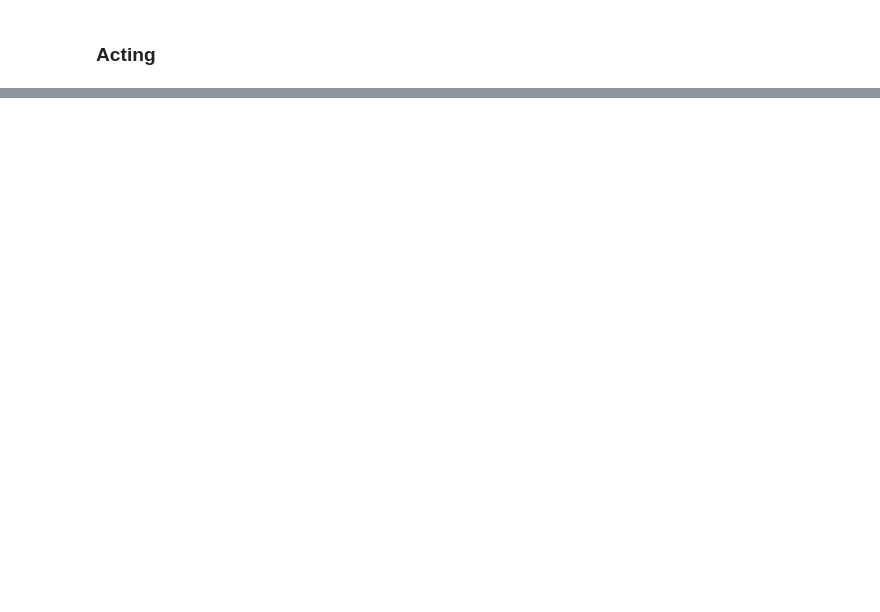
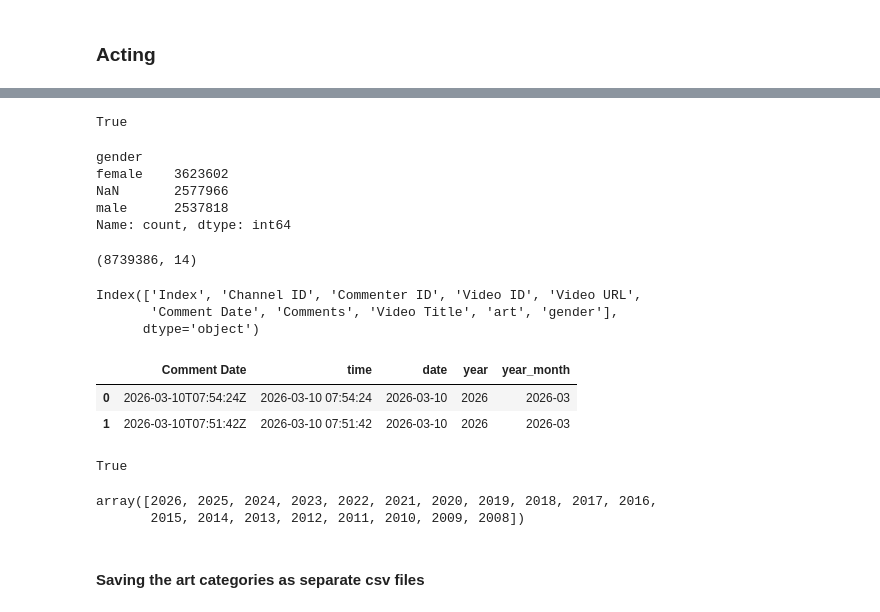
Before and after one commit to TAD600/gendered-audience-perceptions, a Jupyter notebook: 01_notebooks_&_py_files/01_data_collection.ipynb, the cells around one changed output, grey strips where cells are left out. Cells and saved outputs as stored; diff of their text form; code cells hidden in the pictures; blank space fills up the shorter version.

```diff
--- a/01_notebooks_&_py_files/01_data_collection.ipynb
+++ b/01_notebooks_&_py_files/01_data_collection.ipynb
@@ -647,0 +555,11 @@ This method is tedious. Hence, I will do in the following way:
+# %%
+# Removing the rows with no values in the 'Comments' column
+painter.dropna(subset=['Comments'], inplace=True)
+dancer.dropna(subset=['Comments'], inplace=True)
+singer.dropna(subset=['Comments'], inplace=True)
+chef.dropna(subset=['Comments'], inplace=True)
+actor.dropna(subset=['Comments'], inplace=True)
+# %%
+import numpy as np
+singer['gender'] = singer['gender'].replace('', np.nan)
+painter['gender'] = painter['gender'].replace('', np.nan)
@@ -647,0 +592,36 @@ This method is tedious. Hence, I will do in the following way:
+# %%
+corpus = pd.concat([painter, dancer, chef, singer, actor], axis = 0)
+# %%
+corpus.shape[0] == painter.shape[0] + dancer.shape[0] + chef.shape[0] + singer.shape[0] + actor.shape[0]
+# %% [output]
+True
+# %%
+corpus['gender'].value_counts(dropna = False)
+# %% [output]
+gender
+female    3623602
+NaN       2577966
+male      2537818
+Name: count, dtype: int64
+# %%
+corpus.shape
+# %% [output]
+(8739386, 14)
+# %%
+corpus.columns
+# %% [output]
+Index(['Index', 'Channel ID', 'Commenter ID', 'Video ID', 'Video URL',
+       'Comment Date', 'Comments', 'Video Title', 'art', 'gender'],
+      dtype='object')
+# %%
+corpus = corpus.drop(columns = ['time', 'date', 'year', 'year_month'])
+# %%
+corpus['time'] = pd.to_datetime(corpus['Comment Date'], format='%Y-%m-%dT%H:%M:%SZ', errors='coerce')
+corpus['date'] = corpus['time'].dt.date
+corpus['year'] = corpus['time'].dt.year
+corpus['year_month'] = corpus['time'].dt.to_period('M')
+corpus[['Comment Date', 'time', 'date', 'year', 'year_month']].head(2)
+# %% [output]
+|  | Comment Date | time | date | year | year_month |
+| 0 | 2026-03-10T07:54:24Z | 2026-03-10 07:54:24 | 2026-03-10 | 2026 | 2026-03 |
+| 1 | 2026-03-10T07:51:42Z | 2026-03-10 07:51:42 | 2026-03-10 | 2026 | 2026-03 |
@@ -647,0 +631,9 @@ This method is tedious. Hence, I will do in the following way:
+# %%
+corpus.shape[0] == complete.shape[0] + incomplete.shape[0]
+# %% [output]
+True
+# %%
+corpus['year'].unique()
+# %% [output]
+array([2026, 2025, 2024, 2023, 2022, 2021, 2020, 2019, 2018, 2017, 2016,
+       2015, 2014, 2013, 2012, 2011, 2010, 2009, 2008])
@@ -647,0 +642,2 @@ This method is tedious. Hence, I will do in the following way:
+# %% [markdown]
+#### Saving the art categories as separate csv files
```
Also changed, not shown: parts of 133 cells of this notebook.
